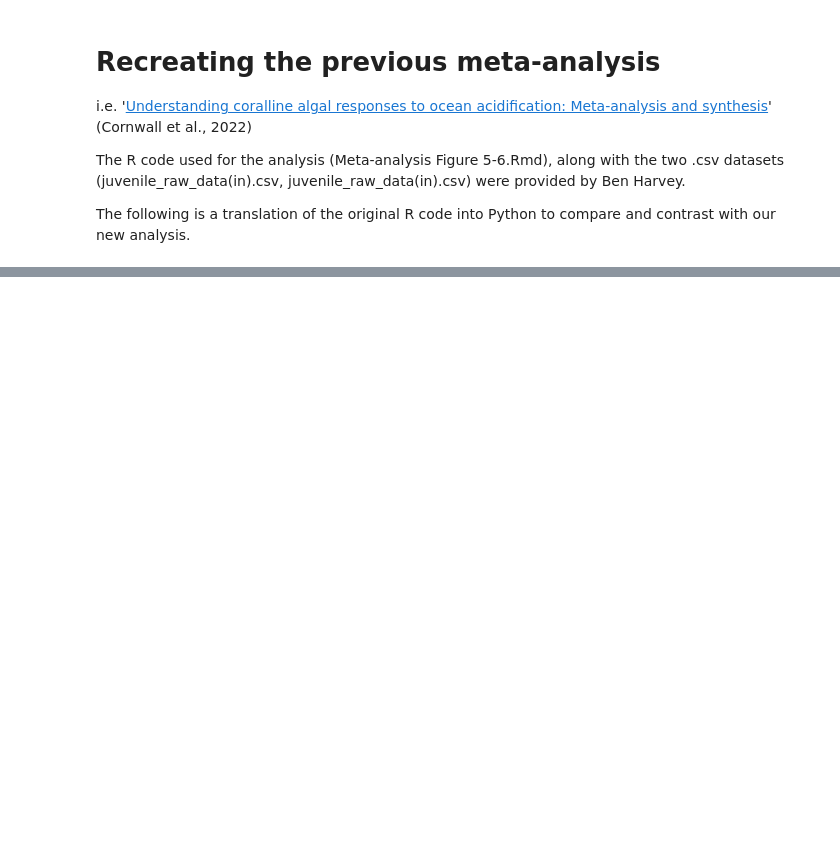
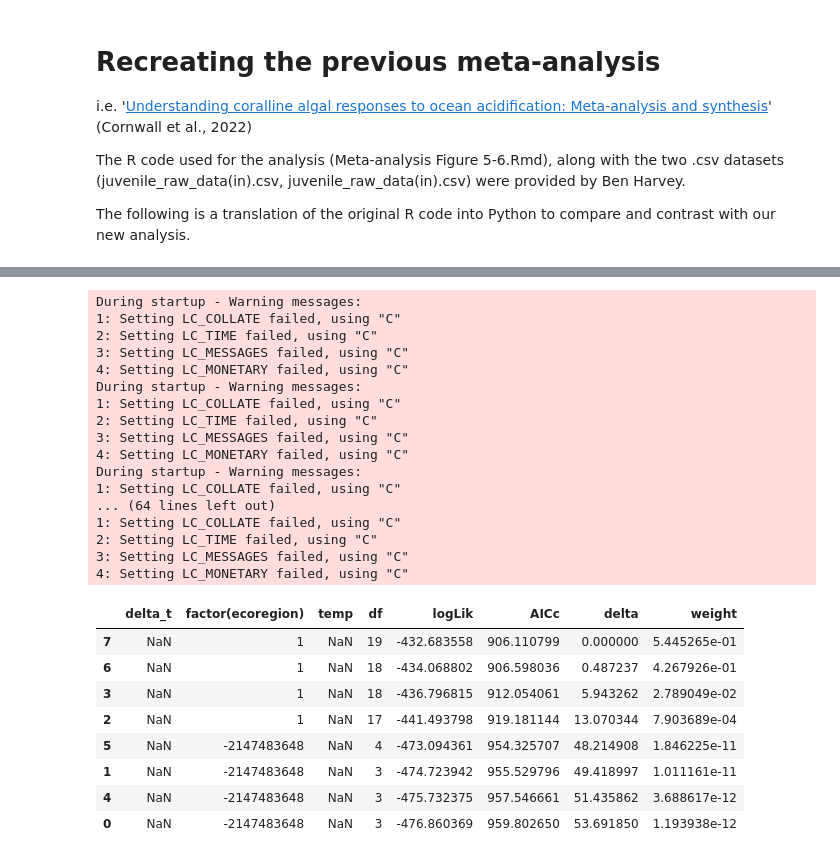
Before and after one commit to orlando-code/calc-rates, a Jupyter notebook: meta_2022/bharvey_recreation.ipynb, the cells around one changed output, grey strips where cells are left out. Cells and saved outputs as stored; diff of their text form; code cells hidden in the pictures; blank space fills up the shorter version.

```diff
--- a/meta_2022/bharvey_recreation.ipynb
+++ b/meta_2022/bharvey_recreation.ipynb
@@ -158,0 +246,69 @@ null_model_py
+# %%
+global_formula = f"{effect_type} ~ {x_var} + temp + phtot + factor(family) + factor(ecoregion) + factor(realm) + factor(core_grouping) - 1"
+global_formula = f"{effect_type} ~ {x_var} + temp + factor(ecoregion) - 1"
+r_formula = ro.Formula(global_formula)
+
+df_r = ro.pandas2ri.py2rpy(working_df)
+global_model = metafor.rma_mv(
+    yi = ro.FloatVector(df_r.rx2(effect_type)),
+    V = ro.FloatVector(df_r.rx2(f"{effect_type}_var")),
+    mods = r_formula,
+    random = ro.Formula("~ 1 | original_doi/ID"),
+    data=df_r,
+)
+
+ro.r.assign("global_model", global_model)
+
+# Set up parallel processing cluster
+n_cores = 16
+ro.r(f"""
+# set up for MuMIn
+eval(metafor:::.MuMIn)
+# Create cluster
+clu <- parallel::makeCluster({n_cores})
+# # Load required packages on each worker
+parallel::clusterEvalQ(clu, library(metafor))
+parallel::clusterEvalQ(clu, library(MuMIn))
+
+# Export the global model and other necessary objects to the cluster
+parallel::clusterExport(clu, c("global_model"))
+
+# # Run pdredge
+dredge_result <- MuMIn::dredge(global_model, cluster=clu)
+
+# # Stop the cluster
+parallel::stopCluster(clu)
+""")
+# """)
+
+dredge_result = ro.r("dredge_result")
+dredge_df = pandas2ri.rpy2py(dredge_result)
+dredge_df = pd.DataFrame(dredge_df)
+dredge_df
+# %% [output]
+During startup - Warning messages:
+1: Setting LC_COLLATE failed, using "C"
+2: Setting LC_TIME failed, using "C"
+3: Setting LC_MESSAGES failed, using "C"
+4: Setting LC_MONETARY failed, using "C"
+During startup - Warning messages:
+1: Setting LC_COLLATE failed, using "C"
+2: Setting LC_TIME failed, using "C"
+3: Setting LC_MESSAGES failed, using "C"
+4: Setting LC_MONETARY failed, using "C"
+During startup - Warning messages:
+1: Setting LC_COLLATE failed, using "C"
+... (64 lines left out)
+1: Setting LC_COLLATE failed, using "C"
+2: Setting LC_TIME failed, using "C"
+3: Setting LC_MESSAGES failed, using "C"
+4: Setting LC_MONETARY failed, using "C"
+|  | delta_t | factor(ecoregion) | temp | df | logLik | AICc | delta | weight |
+| 7 | NaN | 1 | NaN | 19 | -432.683558 | 906.110799 | 0.000000 | 5.445265e-01 |
+| 6 | NaN | 1 | NaN | 18 | -434.068802 | 906.598036 | 0.487237 | 4.267926e-01 |
+| 3 | NaN | 1 | NaN | 18 | -436.796815 | 912.054061 | 5.943262 | 2.789049e-02 |
+| 2 | NaN | 1 | NaN | 17 | -441.493798 | 919.181144 | 13.070344 | 7.903689e-04 |
+| 5 | NaN | -2147483648 | NaN | 4 | -473.094361 | 954.325707 | 48.214908 | 1.846225e-11 |
+| 1 | NaN | -2147483648 | NaN | 3 | -474.723942 | 955.529796 | 49.418997 | 1.011161e-11 |
+| 4 | NaN | -2147483648 | NaN | 3 | -475.732375 | 957.546661 | 51.435862 | 3.688617e-12 |
+| 0 | NaN | -2147483648 | NaN | 3 | -476.860369 | 959.802650 | 53.691850 | 1.193938e-12 |
```
Also changed, not shown: parts of 19 cells of this notebook, 2 other files.
